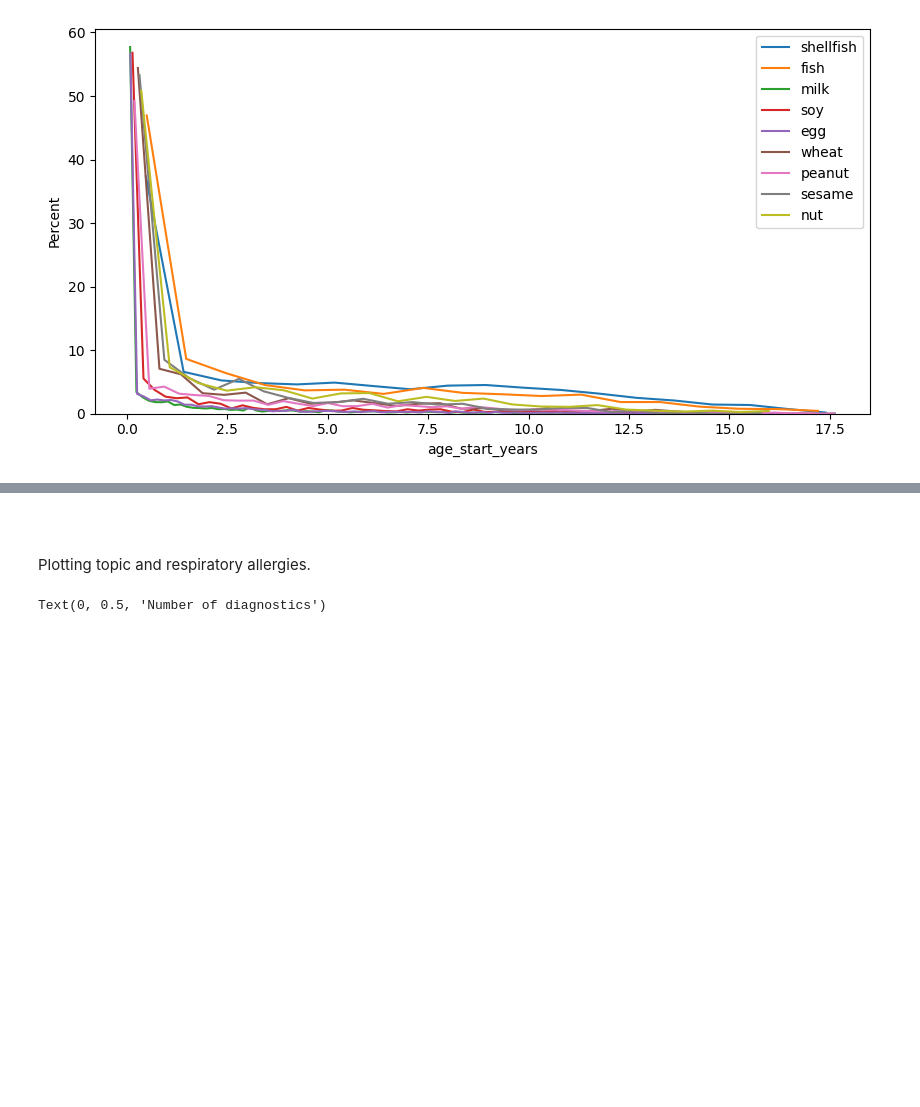
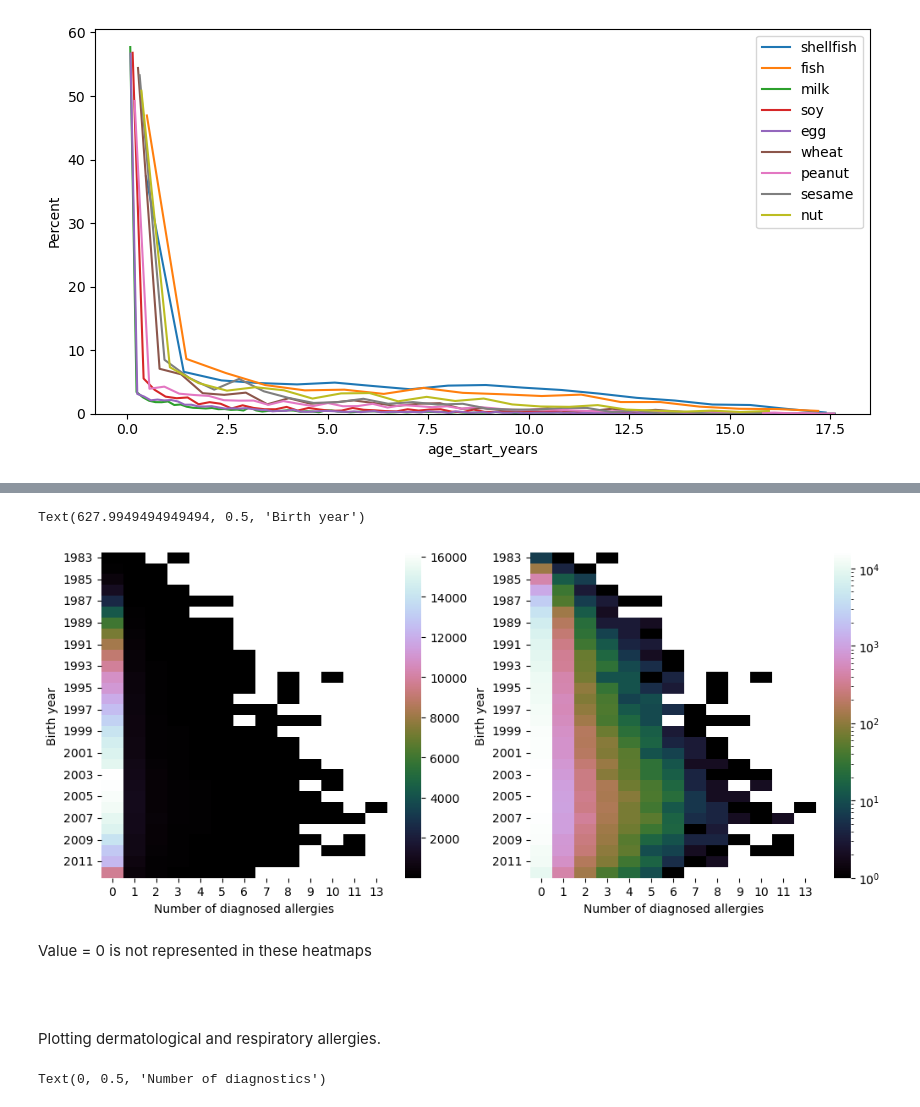
Before and after one commit to joanafloresc/Childhood_allergies, a Jupyter notebook: 02_notebooks/02_data_exploration.ipynb, the cells around one changed output, grey strips where cells are left out. Saved outputs shown, nothing was run; the diff lists cells and outputs as text; code cells hidden in the pictures; blank space fills up the shorter version.

```diff
--- a/02_notebooks/02_data_exploration.ipynb
+++ b/02_notebooks/02_data_exploration.ipynb
@@ -136,7 +133,22 @@ sns.histplot(data[data['allerg_count']>0]['allerg_count'], bins=12, color='#a1c9
+# %%
+allerg_c_s_year = pd.pivot_table(data, values='subject_id', index='birth_year', columns='allerg_c_s', aggfunc='count')
+# %%
+fig,ax = plt.subplots(1,2, figsize=(12,5))
+sns.heatmap(allerg_c_s_year, cmap="cubehelix", ax=ax[0])
+sns.heatmap(allerg_c_s_year, norm=LogNorm(), cmap="cubehelix", ax=ax[1])
+ax[0].set_xlabel('Number of diagnosed allergies')
+ax[1].set_xlabel('Number of diagnosed allergies')
+ax[0].set_ylabel('Birth year')
+ax[1].set_ylabel('Birth year')
+# %% [output]
+Text(627.9949494949494, 0.5, 'Birth year')
+[figure, added]
+# %% [markdown]
+Value = 0 is not represented in these heatmaps
 # %% [markdown]
  \
  \
-Plotting topic and respiratory allergies.
+Plotting dermatological and respiratory allergies.
 # %%
 cond_count = data[data[['atopic_derm_start', 'allergic_rhinitis_start', 'asthma_start']]>=0][['atopic_derm_start', 'allergic_rhinitis_start', 'asthma_start']].count()
 # %%
```
Also changed, not shown: parts of 10 cells of this notebook, 24 other files.
